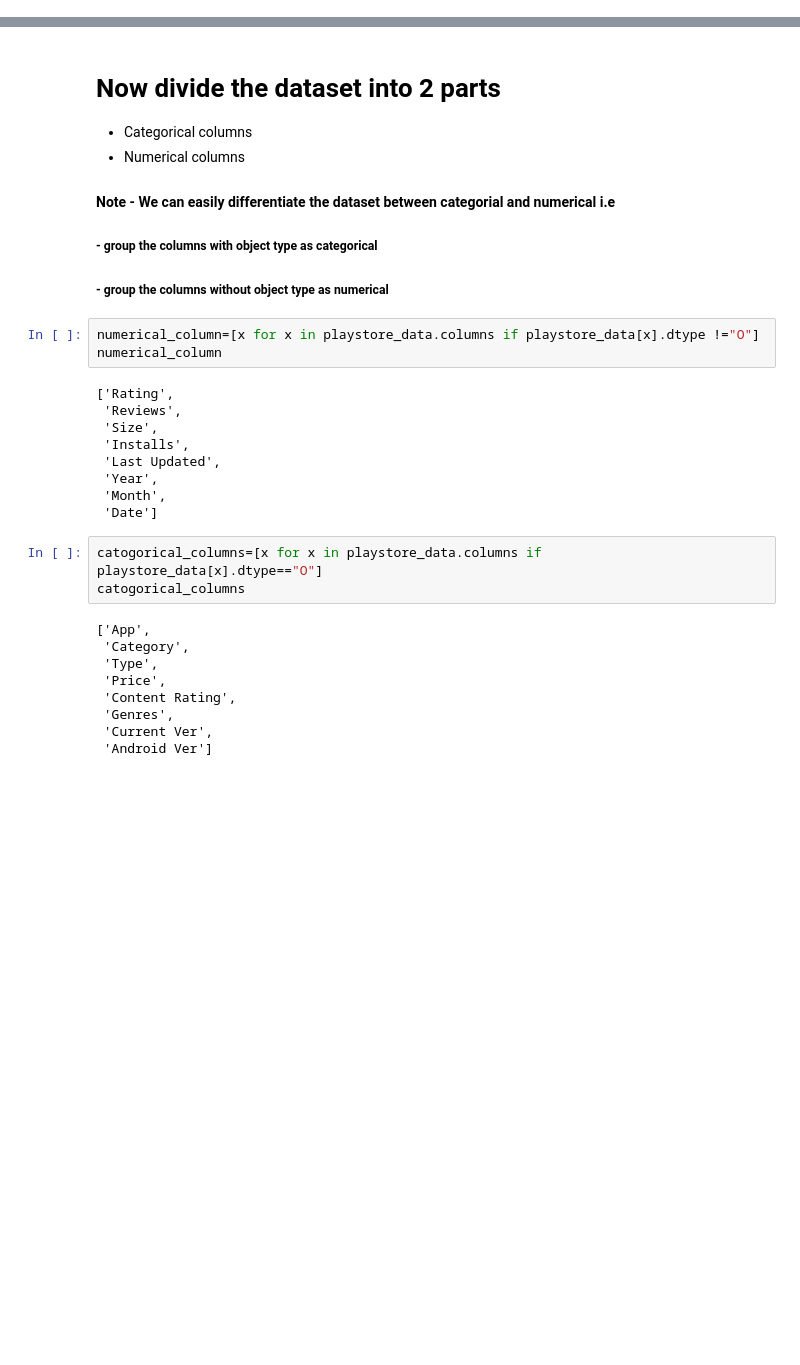
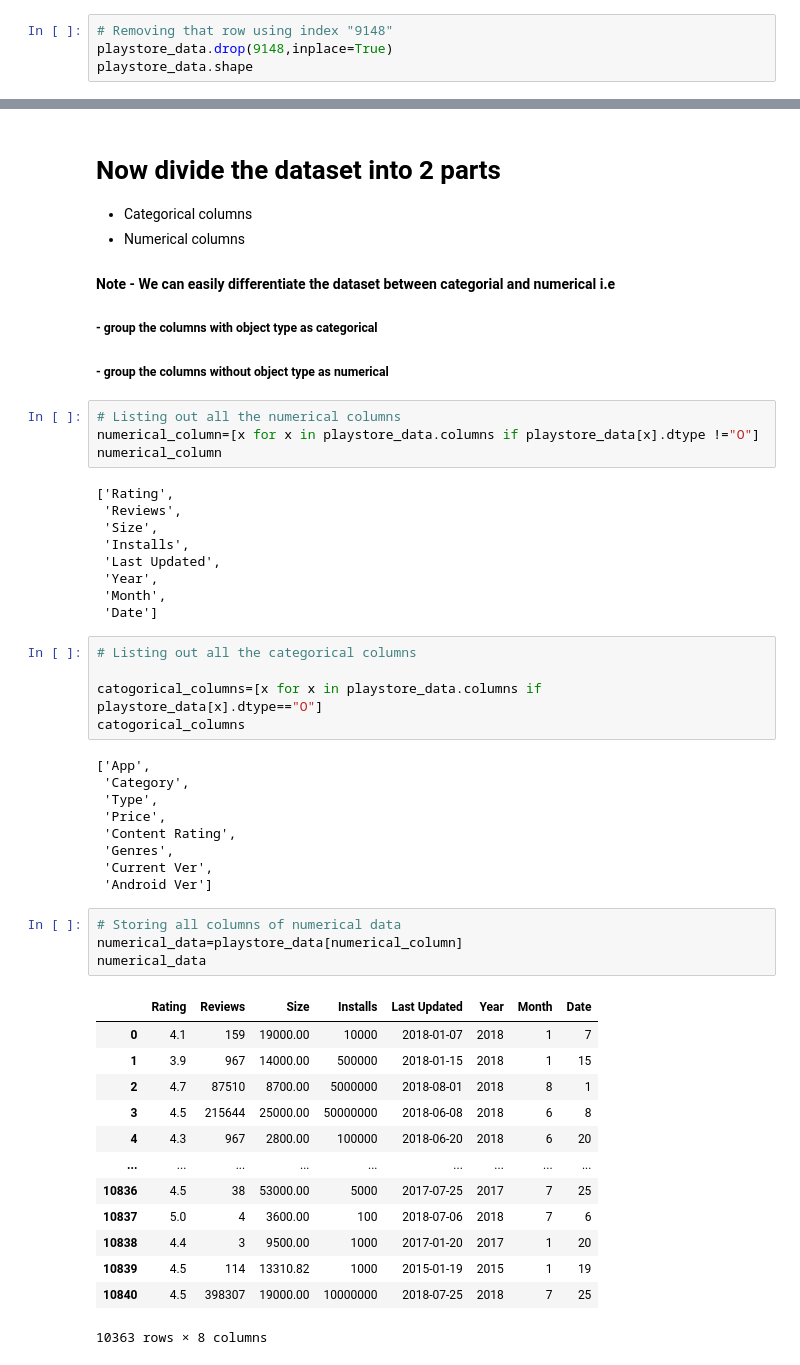
Before and after one commit to MIlanJP/project-eda, a Jupyter notebook: Play Store App Review Analysis - Capstone Project.ipynb, the cells around one changed output, grey strips where cells are left out. Cells and saved outputs as stored; diff of their text form; blank space fills up the shorter version.

```diff
--- a/Play Store App Review Analysis - Capstone Project.ipynb
+++ b/Play Store App Review Analysis - Capstone Project.ipynb
@@ -589,0 +605,4 @@ playstore_data.shape
+# %%
+# Removing that row using index "9148"
+playstore_data.drop(9148,inplace=True)
+playstore_data.shape
@@ -598,6 +625,7 @@ playstore_data.shape
 ##### - group the columns with object type as categorical
 ##### - group the columns without object type as numerical
 # %%
+# Listing out all the numerical columns
 numerical_column=[x for x in playstore_data.columns if playstore_data[x].dtype !="O"]
 numerical_column
 # %% [output]
@@ -610,6 +638,8 @@ numerical_column
  'Month',
  'Date']
 # %%
+# Listing out all the categorical columns
+
 catogorical_columns=[x for x in playstore_data.columns if playstore_data[x].dtype=="O"]
 catogorical_columns
 # %% [output]
@@ -621,3 +651,21 @@ catogorical_columns
  'Genres',
  'Current Ver',
  'Android Ver']
+# %%
+# Storing all columns of numerical data
+numerical_data=playstore_data[numerical_column]
+numerical_data
+# %% [output]
+|  | Rating | Reviews | Size | Installs | Last Updated | Year | Month | Date |
+| 0 | 4.1 | 159 | 19000.00 | 10000 | 2018-01-07 | 2018 | 1 | 7 |
+| 1 | 3.9 | 967 | 14000.00 | 500000 | 2018-01-15 | 2018 | 1 | 15 |
+| 2 | 4.7 | 87510 | 8700.00 | 5000000 | 2018-08-01 | 2018 | 8 | 1 |
+| 3 | 4.5 | 215644 | 25000.00 | 50000000 | 2018-06-08 | 2018 | 6 | 8 |
+| 4 | 4.3 | 967 | 2800.00 | 100000 | 2018-06-20 | 2018 | 6 | 20 |
+| ... | ... | ... | ... | ... | ... | ... | ... | ... |
+| 10836 | 4.5 | 38 | 53000.00 | 5000 | 2017-07-25 | 2017 | 7 | 25 |
+| 10837 | 5.0 | 4 | 3600.00 | 100 | 2018-07-06 | 2018 | 7 | 6 |
+| 10838 | 4.4 | 3 | 9500.00 | 1000 | 2017-01-20 | 2017 | 1 | 20 |
+| 10839 | 4.5 | 114 | 13310.82 | 1000 | 2015-01-19 | 2015 | 1 | 19 |
+| 10840 | 4.5 | 398307 | 19000.00 | 10000000 | 2018-07-25 | 2018 | 7 | 25 |
+10363 rows × 8 columns
```
Also changed, not shown: parts of 25 cells of this notebook, 2 other files.
